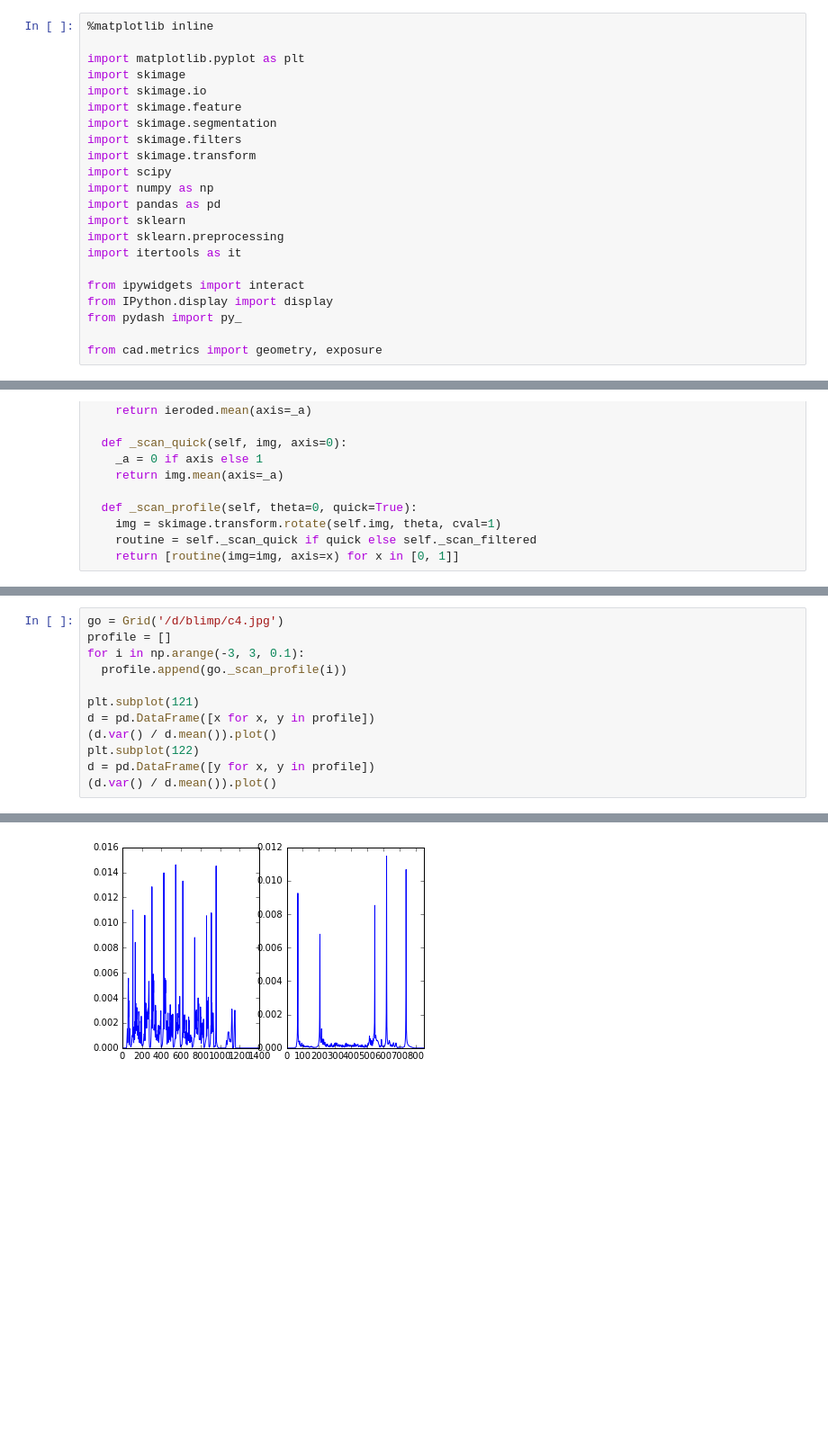
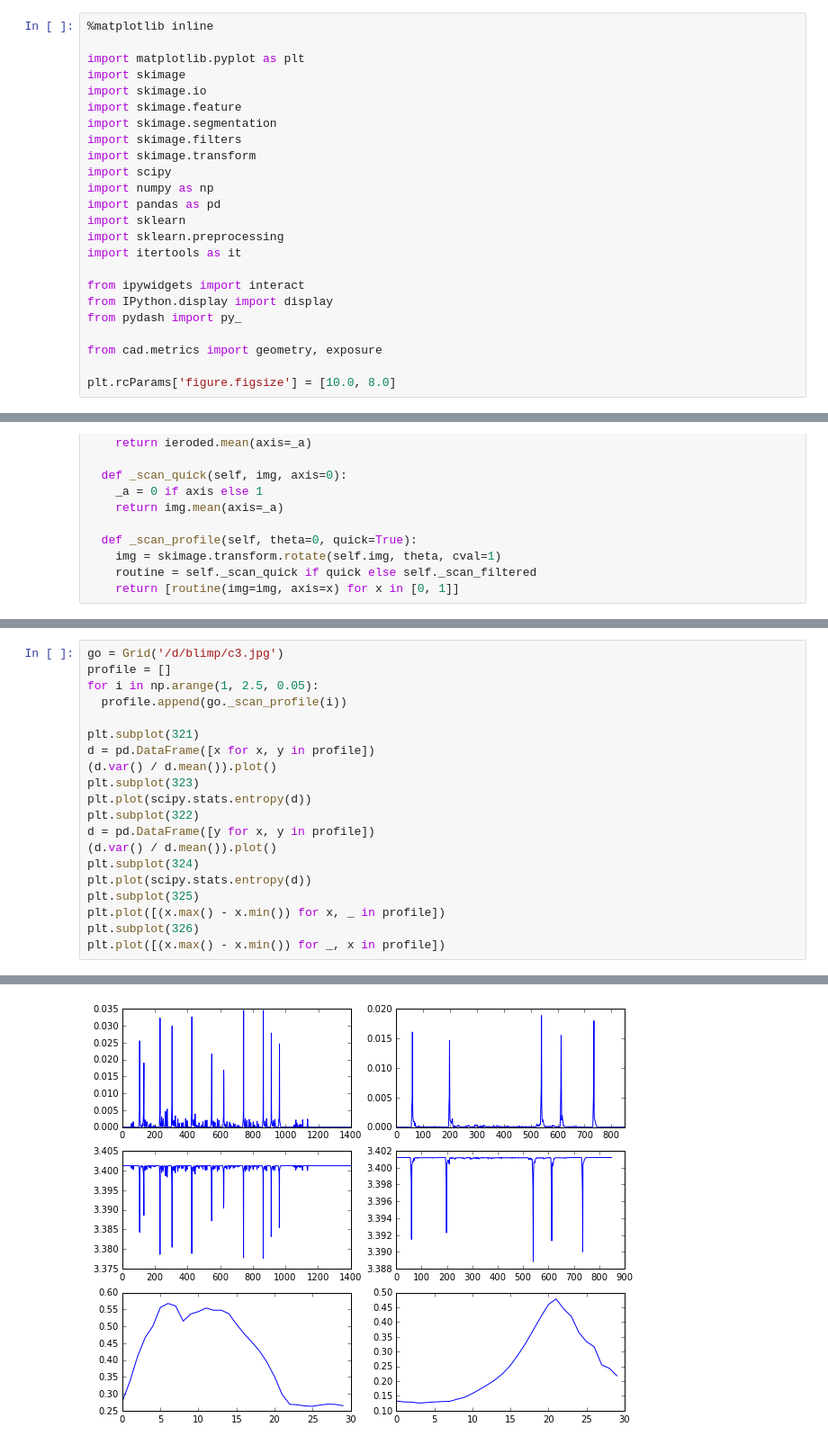
Before and after one commit to prashnts/apollo-cad, a Jupyter notebook: Edges -- Scan line scheme.ipynb, the cells around one changed output, grey strips where cells are left out. Shown at 90% size. Drawn from its saved outputs; the diff is of its cells as text; blank space fills up the shorter version.

```diff
--- a/Edges -- Scan line scheme.ipynb
+++ b/Edges -- Scan line scheme.ipynb
@@ -20,6 +20,8 @@ from IPython.display import display
 from pydash import py_
 
 from cad.metrics import geometry, exposure
+
+plt.rcParams['figure.figsize'] = [10.0, 8.0]
 # %%
 class Grid(object):
   R_SIGMA = (50, 0)
@@ -63,13 +65,21 @@ def pl(i):
 # %%
-go = Grid('/d/blimp/c4.jpg')
+go = Grid('/d/blimp/c3.jpg')
 profile = []
-for i in np.arange(-3, 3, 0.1):
+for i in np.arange(1, 2.5, 0.05):
   profile.append(go._scan_profile(i))
 
-plt.subplot(121)
+plt.subplot(321)
 d = pd.DataFrame([x for x, y in profile])
 (d.var() / d.mean()).plot()
-plt.subplot(122)
+plt.subplot(323)
+plt.plot(scipy.stats.entropy(d))
+plt.subplot(322)
 d = pd.DataFrame([y for x, y in profile])
 (d.var() / d.mean()).plot()
+plt.subplot(324)
+plt.plot(scipy.stats.entropy(d))
+plt.subplot(325)
+plt.plot([(x.max() - x.min()) for x, _ in profile])
+plt.subplot(326)
+plt.plot([(x.max() - x.min()) for _, x in profile])
 # %% [output]
@@ -77 +87 @@ d = pd.DataFrame([y for x, y in profile])
-[figure, old version]
+[figure, new version]
```
Also changed, not shown: parts of 2 cells of this notebook.
